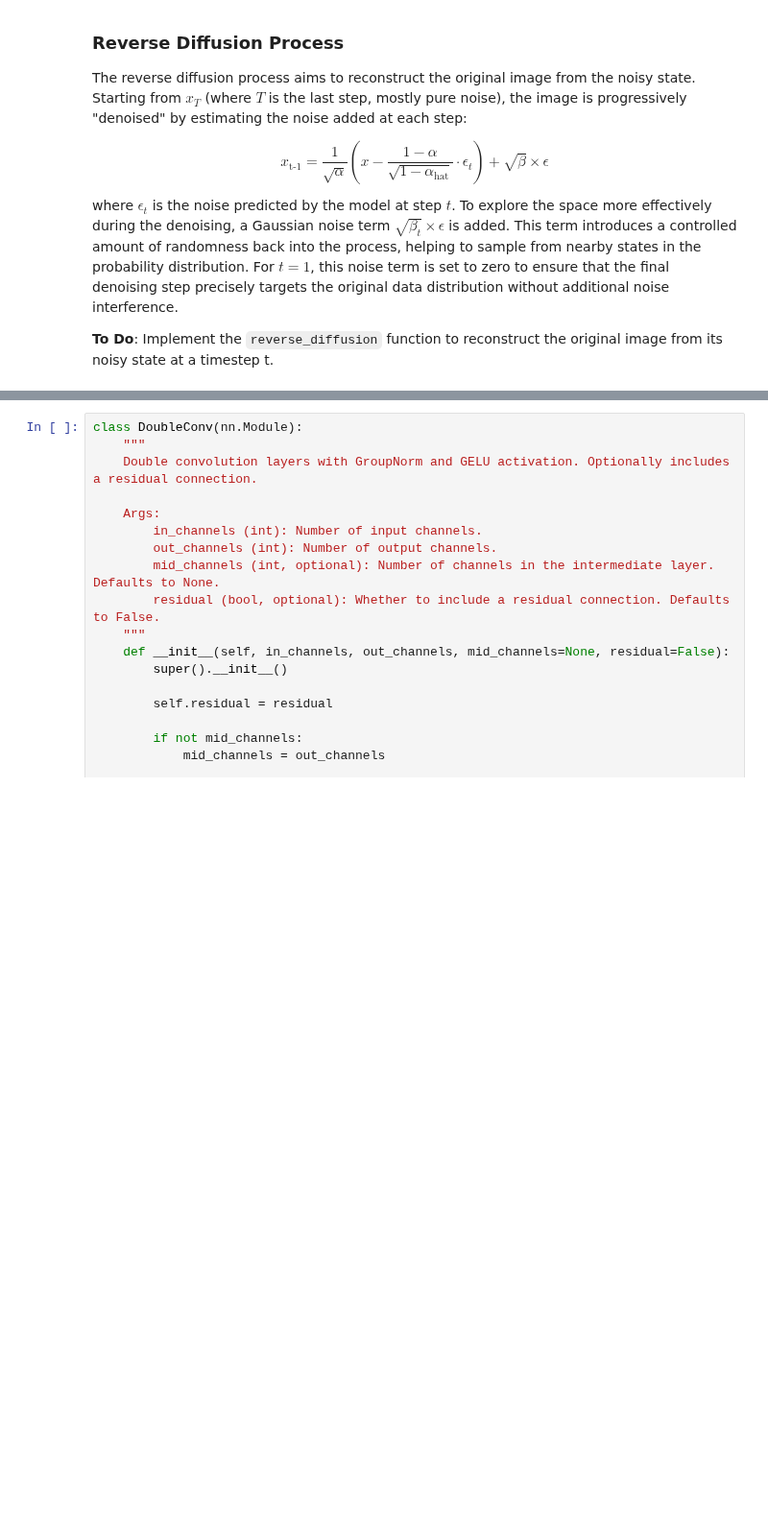
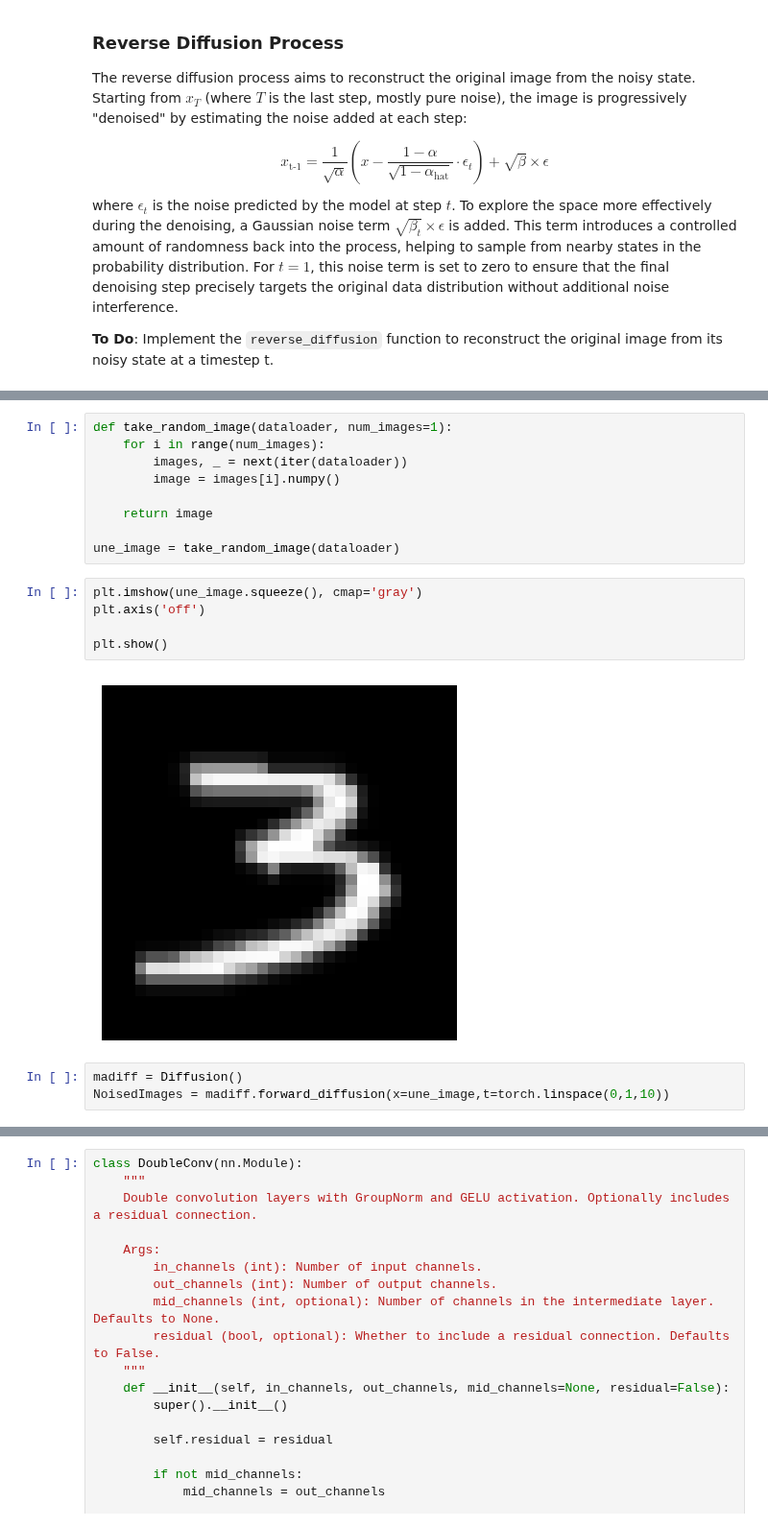
Before and after one commit to MaxMosh/n7-SN, a Jupyter notebook: 2A ModIA/S8 (n7)/UE Traitement du Signal/Projet Traitement du Signal/Début de projet/Notebook de base/DDPM_MNIST.ipynb, the cells around one changed output, grey strips where cells are left out. Shown at 96% size. Saved outputs shown, nothing was run; the diff lists cells and outputs as text; blank space fills up the shorter version.

```diff
--- a/2A ModIA/S8 (n7)/UE Traitement du Signal/Projet Traitement du Signal/Début de projet/Notebook de base/DDPM_MNIST.ipynb
+++ b/2A ModIA/S8 (n7)/UE Traitement du Signal/Projet Traitement du Signal/Début de projet/Notebook de base/DDPM_MNIST.ipynb
@@ -231,2 +208,21 @@ class Diffusion:
 
         return denoised_sample
+# %%
+def take_random_image(dataloader, num_images=1):
+    for i in range(num_images):
+        images, _ = next(iter(dataloader))
+        image = images[i].numpy()
+
+    return image
+
+une_image = take_random_image(dataloader)
+# %%
+plt.imshow(une_image.squeeze(), cmap='gray')
+plt.axis('off')
+
+plt.show()
+# %% [output]
+[figure, added]
+# %%
+madiff = Diffusion()
+NoisedImages = madiff.forward_diffusion(x=une_image,t=torch.linspace(0,1,10))
```
Also changed, not shown: parts of 7 cells of this notebook, 21 other files.
